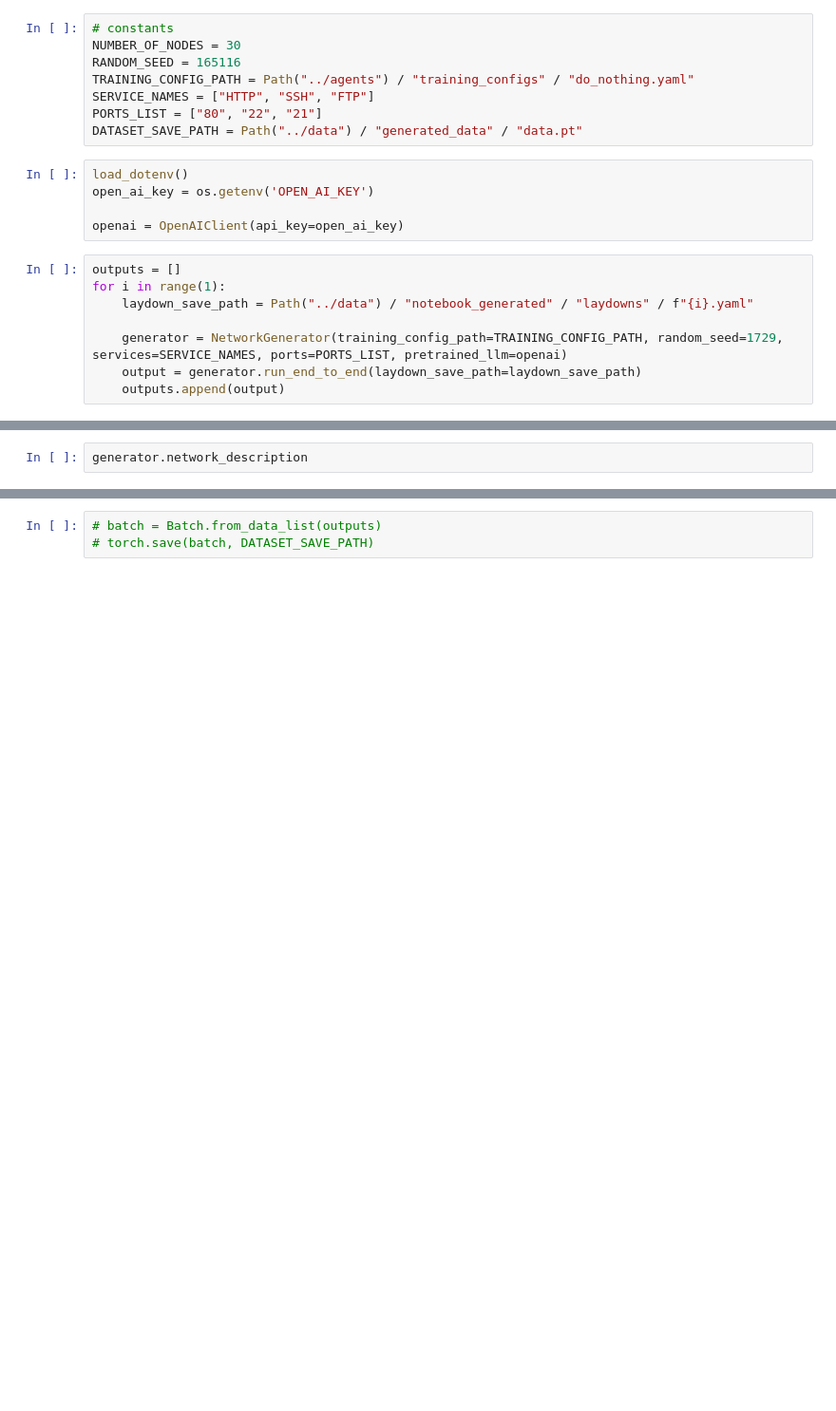
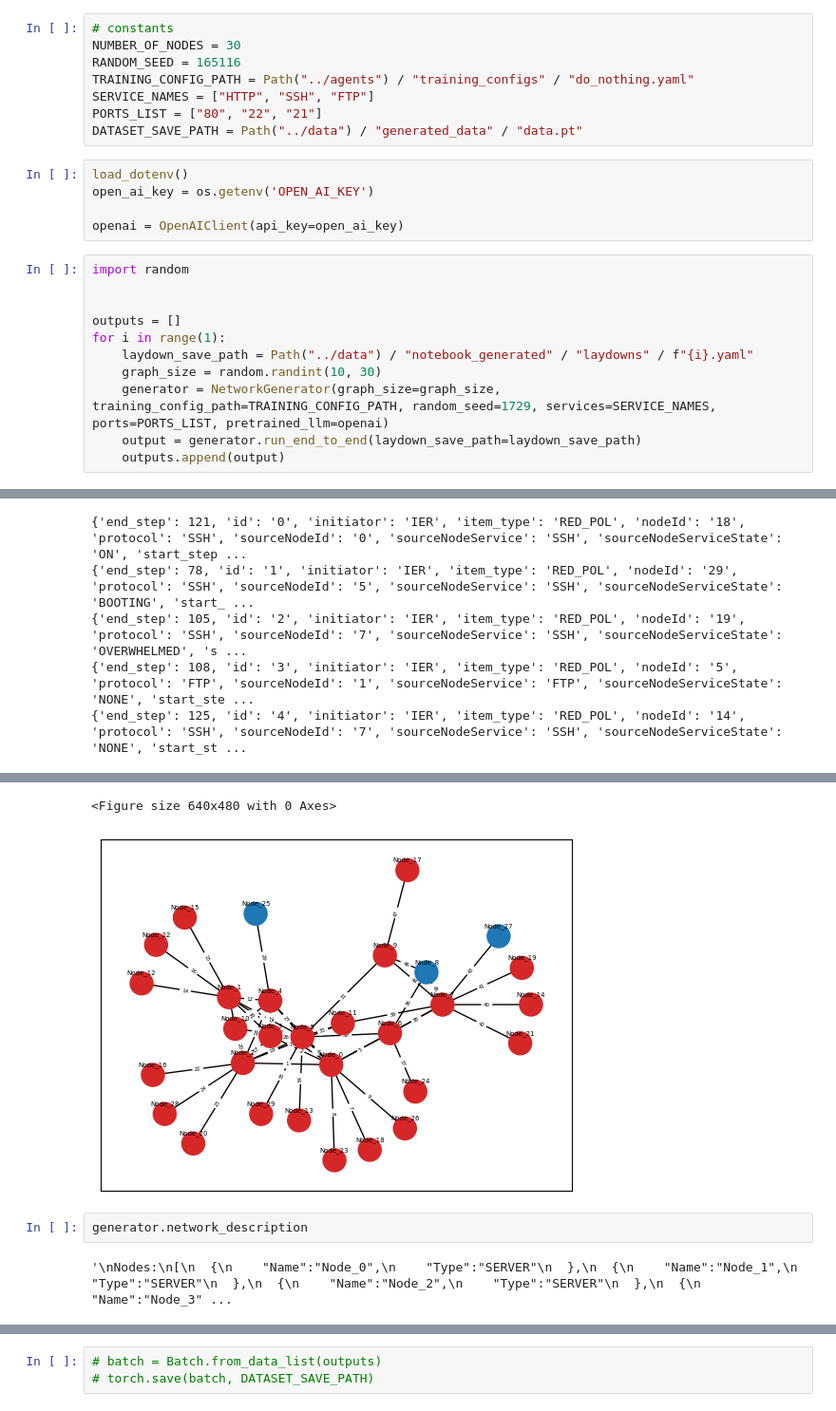
Before and after one commit to intellium-ai/AEGIS, a Jupyter notebook: notebooks/network_generation.ipynb, the cells around one changed output, grey strips where cells are left out. Shown at 95% size. Cells and saved outputs as stored; diff of their text form; blank space fills up the shorter version.

```diff
--- a/notebooks/network_generation.ipynb
+++ b/notebooks/network_generation.ipynb
@@ -26,10 +34,14 @@ open_ai_key = os.getenv('OPEN_AI_KEY')
 
 openai = OpenAIClient(api_key=open_ai_key)
 # %%
+import random
+
+
 outputs = []
 for i in range(1):
     laydown_save_path = Path("../data") / "notebook_generated" / "laydowns" / f"{i}.yaml"
-
-    generator = NetworkGenerator(training_config_path=TRAINING_CONFIG_PATH, random_seed=1729, services=SERVICE_NAMES, ports=PORTS_LIST, pretrained_llm=openai)
+    graph_size = random.randint(10, 30)
+    generator = NetworkGenerator(graph_size=graph_size, training_config_path=TRAINING_CONFIG_PATH, random_seed=1729, services=SERVICE_NAMES, ports=PORTS_LIST, pretrained_llm=openai)
     output = generator.run_end_to_end(laydown_save_path=laydown_save_path)
     outputs.append(output)
+# %% [output]
@@ -35,0 +75,5 @@ for i in range(1):
+{'end_step': 121, 'id': '0', 'initiator': 'IER', 'item_type': 'RED_POL', 'nodeId': '18', 'protocol': 'SSH', 'sourceNodeId': '0', 'sourceNodeService': 'SSH', 'sourceNodeServiceState': 'ON', 'start_step ...
+{'end_step': 78, 'id': '1', 'initiator': 'IER', 'item_type': 'RED_POL', 'nodeId': '29', 'protocol': 'SSH', 'sourceNodeId': '5', 'sourceNodeService': 'SSH', 'sourceNodeServiceState': 'BOOTING', 'start_ ...
+{'end_step': 105, 'id': '2', 'initiator': 'IER', 'item_type': 'RED_POL', 'nodeId': '19', 'protocol': 'SSH', 'sourceNodeId': '7', 'sourceNodeService': 'SSH', 'sourceNodeServiceState': 'OVERWHELMED', 's ...
+{'end_step': 108, 'id': '3', 'initiator': 'IER', 'item_type': 'RED_POL', 'nodeId': '5', 'protocol': 'FTP', 'sourceNodeId': '1', 'sourceNodeService': 'FTP', 'sourceNodeServiceState': 'NONE', 'start_ste ...
+{'end_step': 125, 'id': '4', 'initiator': 'IER', 'item_type': 'RED_POL', 'nodeId': '14', 'protocol': 'SSH', 'sourceNodeId': '7', 'sourceNodeService': 'SSH', 'sourceNodeServiceState': 'NONE', 'start_st ...
@@ -36,4 +97,8 @@ for i in range(1):
+<Figure size 640x480 with 0 Axes>
+[figure, added]
 # %%
 generator.network_description
+# %% [output]
+'\nNodes:\n[\n  {\n    "Name":"Node_0",\n    "Type":"SERVER"\n  },\n  {\n    "Name":"Node_1",\n    "Type":"SERVER"\n  },\n  {\n    "Name":"Node_2",\n    "Type":"SERVER"\n  },\n  {\n    "Name":"Node_3" ...
 # %%
 generator.nodes_dict
```
Also changed, not shown: parts of 4 cells of this notebook, 36 other files.
